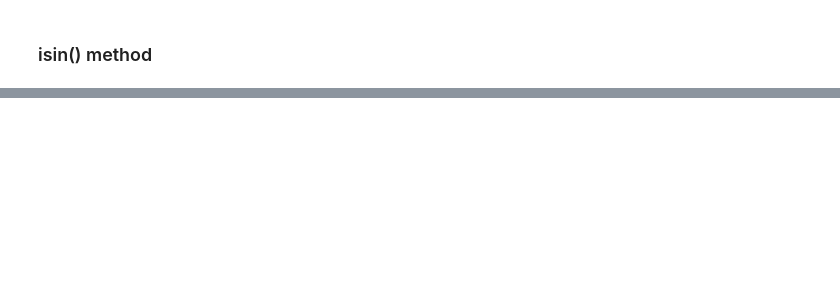
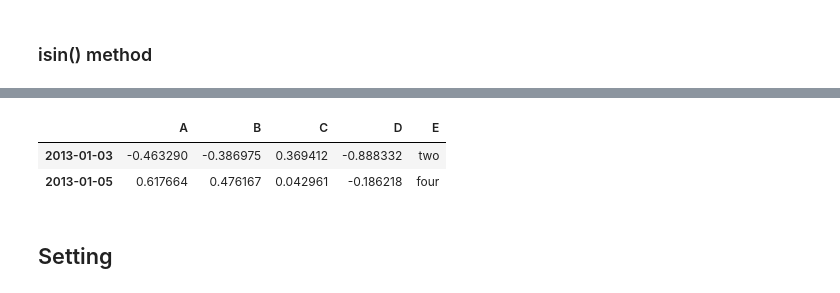
Before and after one commit to julesdata/study, a Jupyter notebook: Python/10 minutes to Pandas.ipynb, the cells around one changed output, grey strips where cells are left out. Cells and saved outputs as stored; diff of their text form; code cells hidden in the pictures; blank space fills up the shorter version.

```diff
--- a/Python/10 minutes to Pandas.ipynb
+++ b/Python/10 minutes to Pandas.ipynb
@@ -394,0 +384,8 @@ df3
+# %%
+df3[df3["E"].isin(["two","four"])]
+# %% [output]
+|  | A | B | C | D | E |
+| 2013-01-03 | -0.463290 | -0.386975 | 0.369412 | -0.888332 | two |
+| 2013-01-05 | 0.617664 | 0.476167 | 0.042961 | -0.186218 | four |
+# %% [markdown]
+## Setting
```
Also changed, not shown: parts of 36 cells of this notebook.
